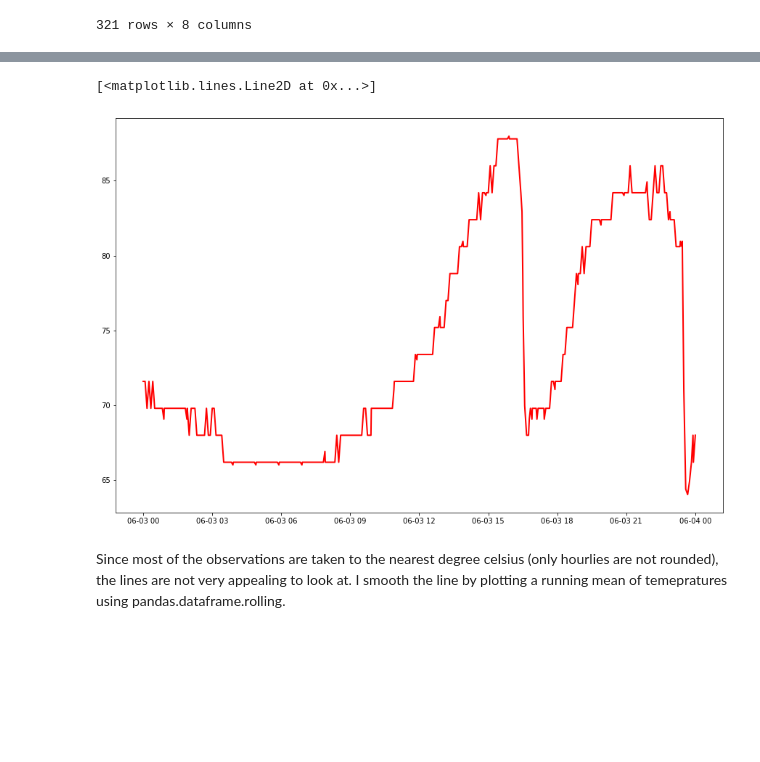
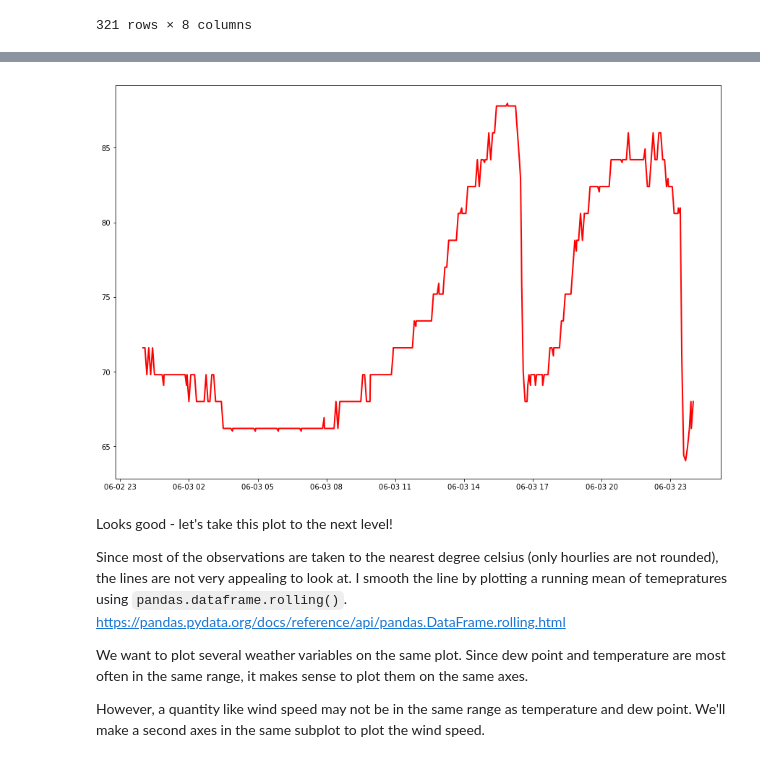
Before and after one commit to karlwx/wxdatasci, a Jupyter notebook: coding-challenges/meteogram/Meteogram_Demo.ipynb, the cells around one changed output, grey strips where cells are left out. Cells and saved outputs as stored; diff of their text form; code cells hidden in the pictures; blank space fills up the shorter version.

````diff
--- a/coding-challenges/meteogram/Meteogram_Demo.ipynb
+++ b/coding-challenges/meteogram/Meteogram_Demo.ipynb
@@ -12,5 +35,5 @@ Read the csv containing the data - these are parsed metar observations from KPHL
 # %%
-df = pd.read_csv('KPHL.csv', parse_dates=['time']) # tell pandas to treat the time column as datetime
+df = pd.read_csv('./data/KPHL.csv', parse_dates=['time']) # pass an argument to tell pandas to treat the time column as datetime
 df = df.set_index('time') # for timeseries, it's often useful to set the timestamp as the "index" column in pandas
 df
 # %% [output]
@@ -35,15 +114,23 @@ Simple example of plotting temperature only
 # %%
 # Setting up the matplotlib figure
-fig = plt.figure(figsize=(15,10)) # figure size in inches (weird, I know)
-ax = fig.add_subplot(111) # creating a single axes that fills the whole figure window
+fig = plt.figure(figsize=(15,10)) # this creates a figure object - the figure size is specified in inches
+ax = fig.add_subplot(1,1,1) # creating a single axes that fills the whole figure window
 
 # Plot temperatures
-ax.plot(df.index, df['temp_f'], color='red', linewidth=2)
+ax.plot(df.index.values, df['temp_f'].values, color='red', linewidth=2)
+
+# Show the plot (not necessary in JupyterLab, but you must tell Python to show the plot if running a script from the terminal)
+plt.show()
 # %% [output]
-[<matplotlib.lines.Line2D at 0x...>]
-[figure, old version]
+[figure, new version]
 # %% [markdown]
-Since most of the observations are taken to the nearest degree celsius (only hourlies are not rounded), the lines are not very appealing to look at. I smooth the line by plotting a running mean of temepratures using pandas.dataframe.rolling.
+Looks good - let's take this plot to the next level!
+
+Since most of the observations are taken to the nearest degree celsius (only hourlies are not rounded), the lines are not very appealing to look at. I smooth the line by plotting a running mean of temepratures using ```pandas.dataframe.rolling()```. https://pandas.pydata.org/docs/reference/api/pandas.DataFrame.rolling.html
+
+We want to plot several weather variables on the same plot. Since dew point and temperature are most often in the same range, it makes sense to plot them on the same axes.
+
+However, a quantity like wind speed may not be in the same range as temperature and dew point. We'll make a second axes in the same subplot to plot the wind speed.
 # %%
 # Setting up the matplotlib figure
 fig = plt.figure(figsize=(15,10))
````
Also changed, not shown: parts of 21 cells of this notebook, 3 other files.
